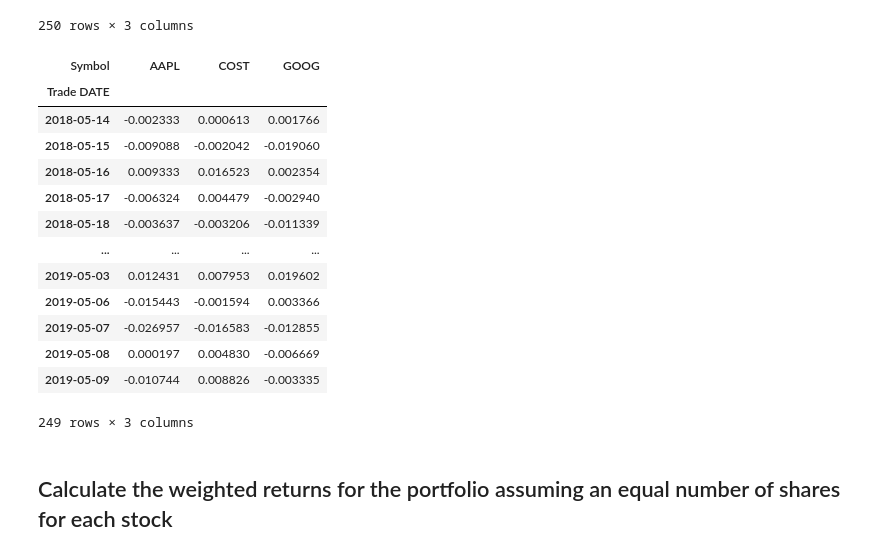
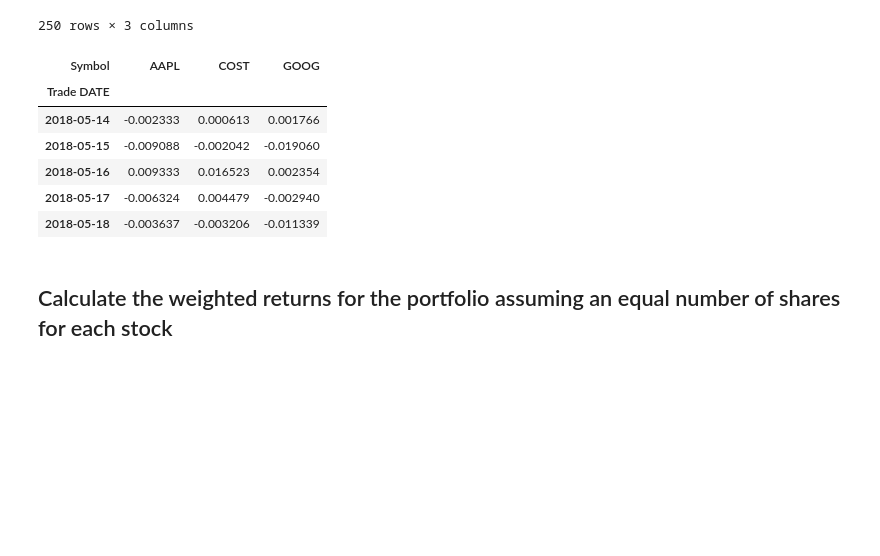
Before and after one commit to lrb924/Portfolio_Performance, a Jupyter notebook: whale_analysis.ipynb, the cells around one changed output. Saved outputs shown, nothing was run; the diff lists cells and outputs as text; code cells hidden in the pictures; blank space fills up the shorter version.

```diff
--- a/whale_analysis.ipynb
+++ b/whale_analysis.ipynb
@@ -540,25 +550,20 @@ myportfolio_prices_df
 # %%
 # Calculate daily returns
 myportfolio_returns_df = myportfolio_prices_df.pct_change()
+
 # Drop NAs
 myportfolio_returns_df.dropna(inplace=True)
+
 # Display sample data
-myportfolio_returns_df
+myportfolio_returns_df.head()
 # %% [output]
 | Symbol | AAPL | COST | GOOG |
 | Trade DATE |  |  |  |
 | 2018-05-14 | -0.002333 | 0.000613 | 0.001766 |
 | 2018-05-15 | -0.009088 | -0.002042 | -0.019060 |
 | 2018-05-16 | 0.009333 | 0.016523 | 0.002354 |
 | 2018-05-17 | -0.006324 | 0.004479 | -0.002940 |
 | 2018-05-18 | -0.003637 | -0.003206 | -0.011339 |
-| ... | ... | ... | ... |
-| 2019-05-03 | 0.012431 | 0.007953 | 0.019602 |
-| 2019-05-06 | -0.015443 | -0.001594 | 0.003366 |
-| 2019-05-07 | -0.026957 | -0.016583 | -0.012855 |
-| 2019-05-08 | 0.000197 | 0.004830 | -0.006669 |
-| 2019-05-09 | -0.010744 | 0.008826 | -0.003335 |
-249 rows × 3 columns
 # %% [markdown]
 ## Calculate the weighted returns for the portfolio assuming an equal number of shares for each stock
 # %%
```
Also changed, not shown: parts of 6 cells of this notebook.
